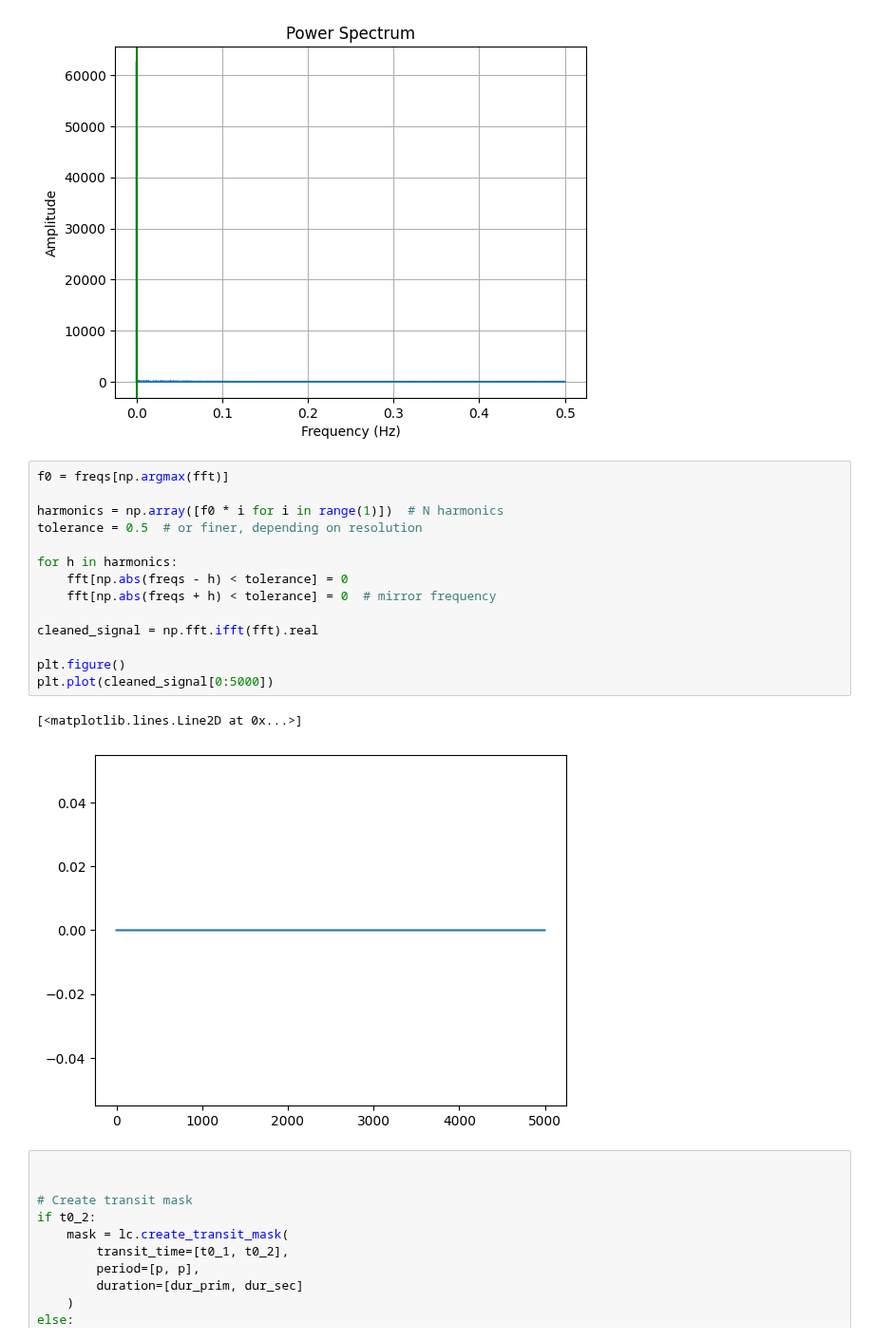
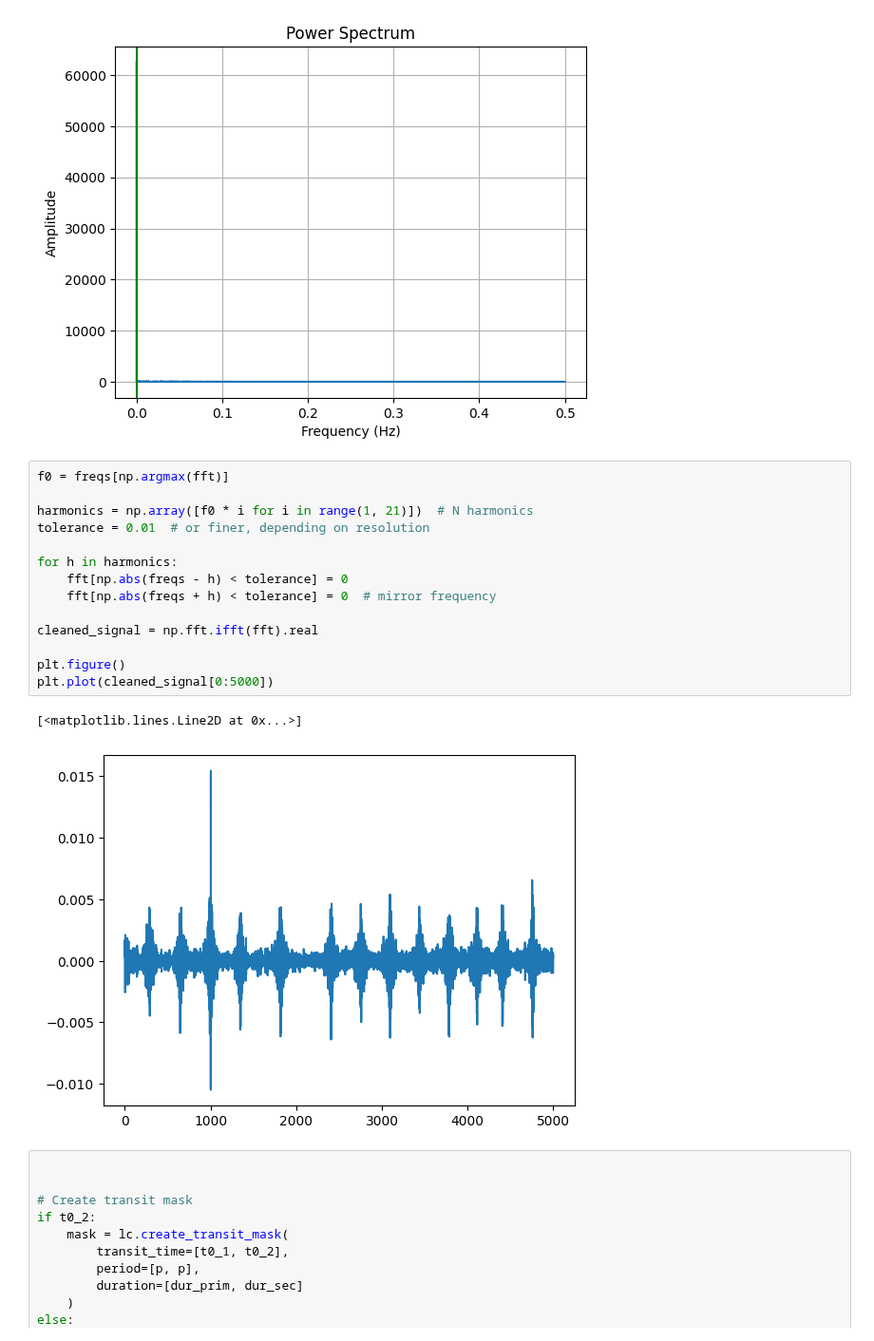
Before and after one commit to sfremy/astro_tools, a Jupyter notebook: prefold_automated.ipynb, the cells around one changed output. Shown at 95% size. Drawn from its saved outputs; the diff is of its cells as text.

```diff
--- a/prefold_automated.ipynb
+++ b/prefold_automated.ipynb
@@ -176,20 +119,20 @@ plt.axvline(freqs[np.argmax(fft)], color='g')
 # %%
 f0 = freqs[np.argmax(fft)]
 
-harmonics = np.array([f0 * i for i in range(1)])  # N harmonics
-tolerance = 0.5  # or finer, depending on resolution
+harmonics = np.array([f0 * i for i in range(1, 21)])  # N harmonics
+tolerance = 0.01  # or finer, depending on resolution
 
 for h in harmonics:
     fft[np.abs(freqs - h) < tolerance] = 0
     fft[np.abs(freqs + h) < tolerance] = 0  # mirror frequency
 
 cleaned_signal = np.fft.ifft(fft).real
 
 plt.figure()
 plt.plot(cleaned_signal[0:5000])
 # %% [output]
 [<matplotlib.lines.Line2D at 0x...>]
-[figure, old version]
+[figure, new version]
 # %%
 
 
```
Also changed, not shown: parts of 1 cell of this notebook.
